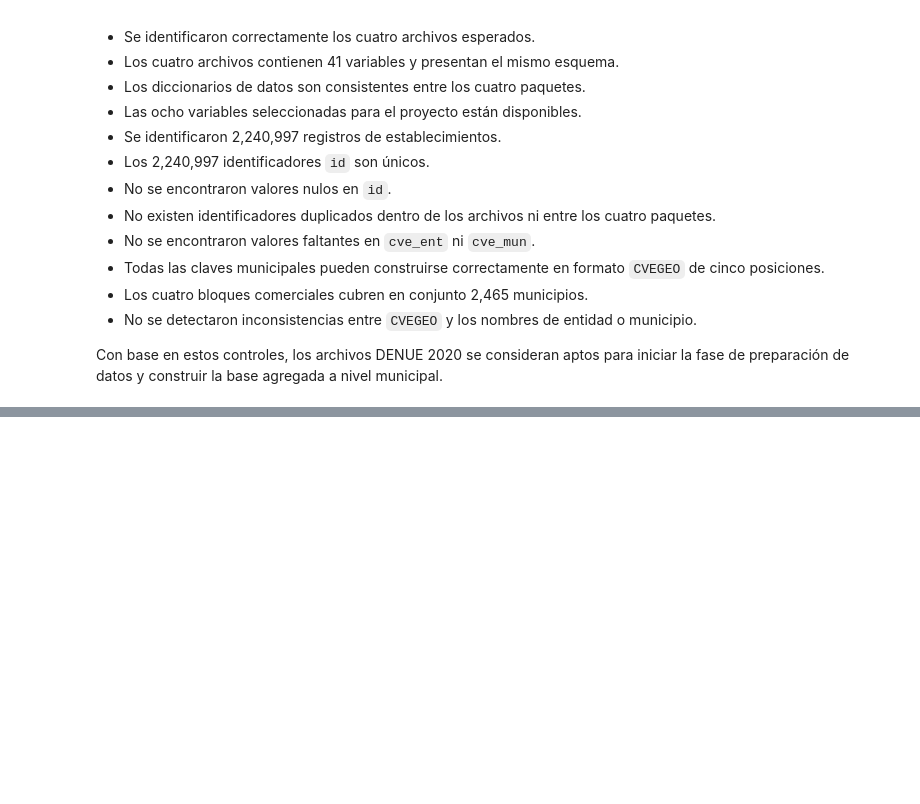
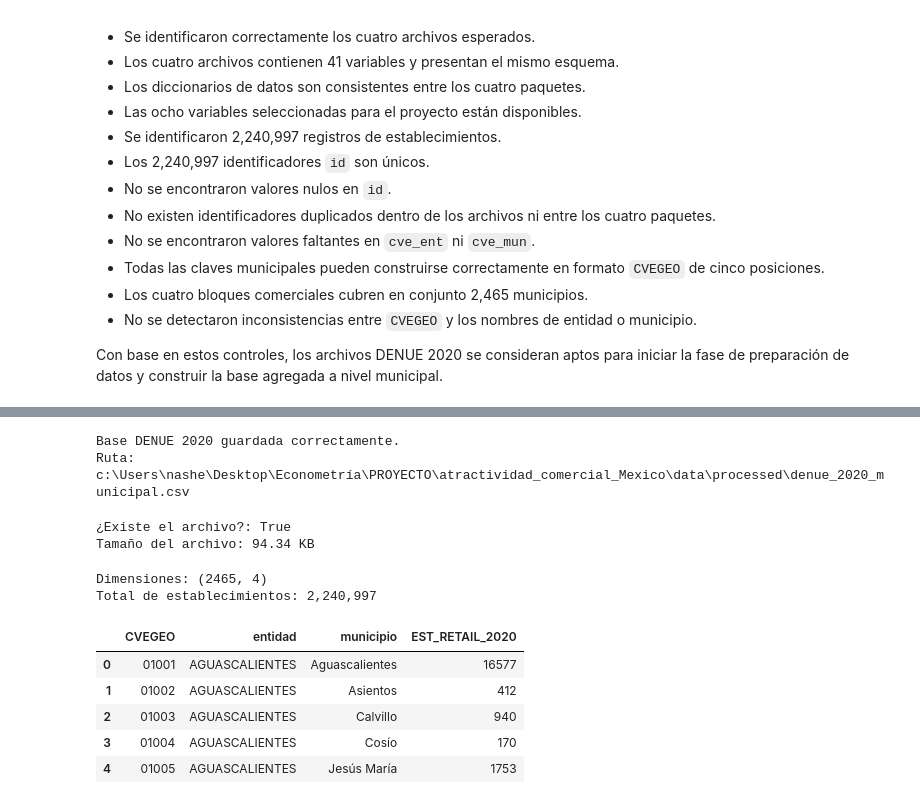
Before and after one commit to Nash963/atractividad-comercial-municipal-mexico, a Jupyter notebook: notebooks/01_denue_2020.ipynb, the cells around one changed output, grey strips where cells are left out. Drawn from its saved outputs; the diff is of its cells as text; code cells hidden in the pictures; blank space fills up the shorter version.

```diff
--- a/notebooks/01_denue_2020.ipynb
+++ b/notebooks/01_denue_2020.ipynb
@@ -952,0 +1293,63 @@ Con base en estos controles, los archivos DENUE 2020 se consideran aptos para in
+# %%
+# Ruta de salida
+PROCESSED_DIR = PROJECT_ROOT / "data" / "processed"
+
+# Asegurar que exista la carpeta
+PROCESSED_DIR.mkdir(parents=True, exist_ok=True)
+
+# Archivo final
+archivo_salida_2020 = (
+    PROCESSED_DIR / "denue_2020_municipal.csv"
+)
+
+# Exportar
+denue_2020_municipal.to_csv(
+    archivo_salida_2020,
+    index=False,
+    encoding="utf-8-sig"
+)
+
+print("Base DENUE 2020 guardada correctamente.")
+print(f"Ruta: {archivo_salida_2020}")
+# %% [output]
+Base DENUE 2020 guardada correctamente.
+Ruta: c:\Users\nashe\Desktop\Econometría\PROYECTO\atractividad_comercial_Mexico\data\processed\denue_2020_municipal.csv
+# %%
+##################3.9 Comprobar que el archivo realmente existe
+print(
+    "¿Existe el archivo?:",
+    archivo_salida_2020.exists()
+)
+
+print(
+    "Tamaño del archivo:",
+    f"{archivo_salida_2020.stat().st_size / 1024:.2f} KB"
+)
+# %% [output]
+¿Existe el archivo?: True
+Tamaño del archivo: 94.34 KB
+# %%
+###prueba para volver a leer el archivo que acabamos de guardar.
+
+denue_2020_verificacion = pd.read_csv(
+    archivo_salida_2020,
+    dtype={"CVEGEO": "string"}
+)
+
+print("Dimensiones:", denue_2020_verificacion.shape)
+
+print(
+    "Total de establecimientos:",
+    f"{denue_2020_verificacion['EST_RETAIL_2020'].sum():,}"
+)
+
+display(denue_2020_verificacion.head())
+# %% [output]
+Dimensiones: (2465, 4)
+Total de establecimientos: 2,240,997
+|  | CVEGEO | entidad | municipio | EST_RETAIL_2020 |
+| 0 | 01001 | AGUASCALIENTES | Aguascalientes | 16577 |
+| 1 | 01002 | AGUASCALIENTES | Asientos | 412 |
+| 2 | 01003 | AGUASCALIENTES | Calvillo | 940 |
+| 3 | 01004 | AGUASCALIENTES | Cosío | 170 |
+| 4 | 01005 | AGUASCALIENTES | Jesús María | 1753 |
```
Also changed, not shown: parts of 9 cells of this notebook.
